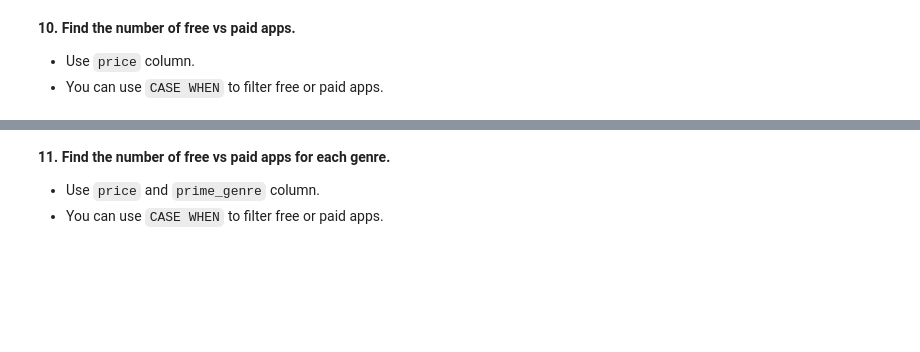
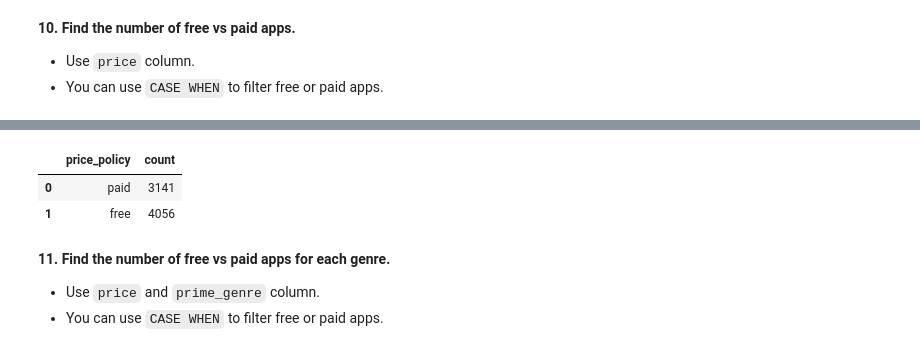
Before and after one commit to natmceoldo/55_DAPT_nat, a Jupyter notebook: Labs/M01-L18-postgreSQL_queries/M01-L18-postgreSQL_queries.ipynb, the cells around one changed output, grey strips where cells are left out. Cells and saved outputs as stored; diff of their text form; code cells hidden in the pictures; blank space fills up the shorter version.

```diff
--- a/Labs/M01-L18-postgreSQL_queries/M01-L18-postgreSQL_queries.ipynb
+++ b/Labs/M01-L18-postgreSQL_queries/M01-L18-postgreSQL_queries.ipynb
@@ -156,3 +410,22 @@ pd.read_sql(query02, conn)
+# %%
+query10 = '''
+SELECT
+    CASE WHEN
+        price = 0
+            then 'free'
+            else 'paid'
+            end as price_policy,
+    COUNT(id)
+FROM
+    apple_table
+GROUP BY price_policy
+'''
+
+pd.read_sql(query10, conn)
+# %% [output]
+|  | price_policy | count |
+| 0 | paid | 3141 |
+| 1 | free | 4056 |
 # %% [markdown]
 **11. Find the number of free vs paid apps for each genre.**
 
```
Also changed, not shown: parts of 19 cells of this notebook, 1 other file.
